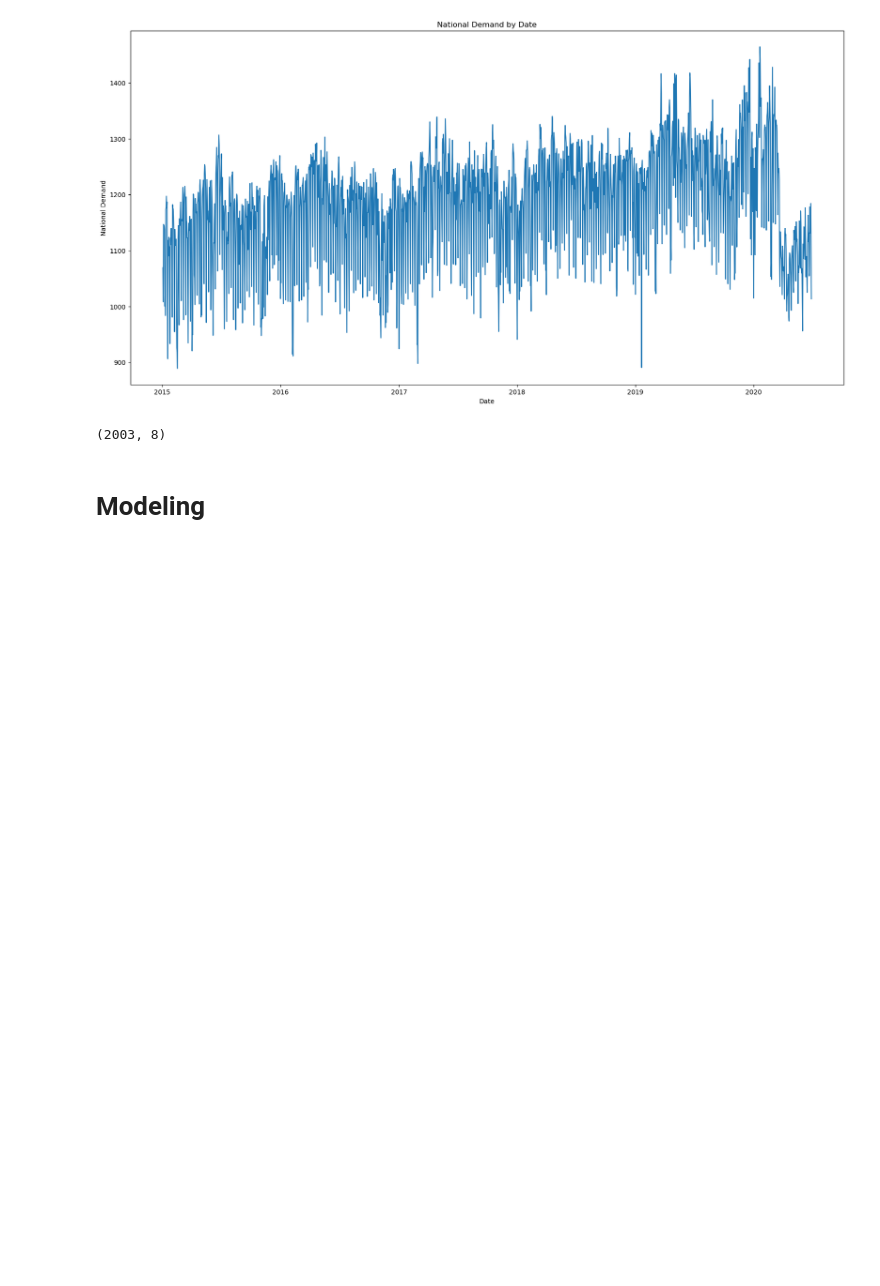
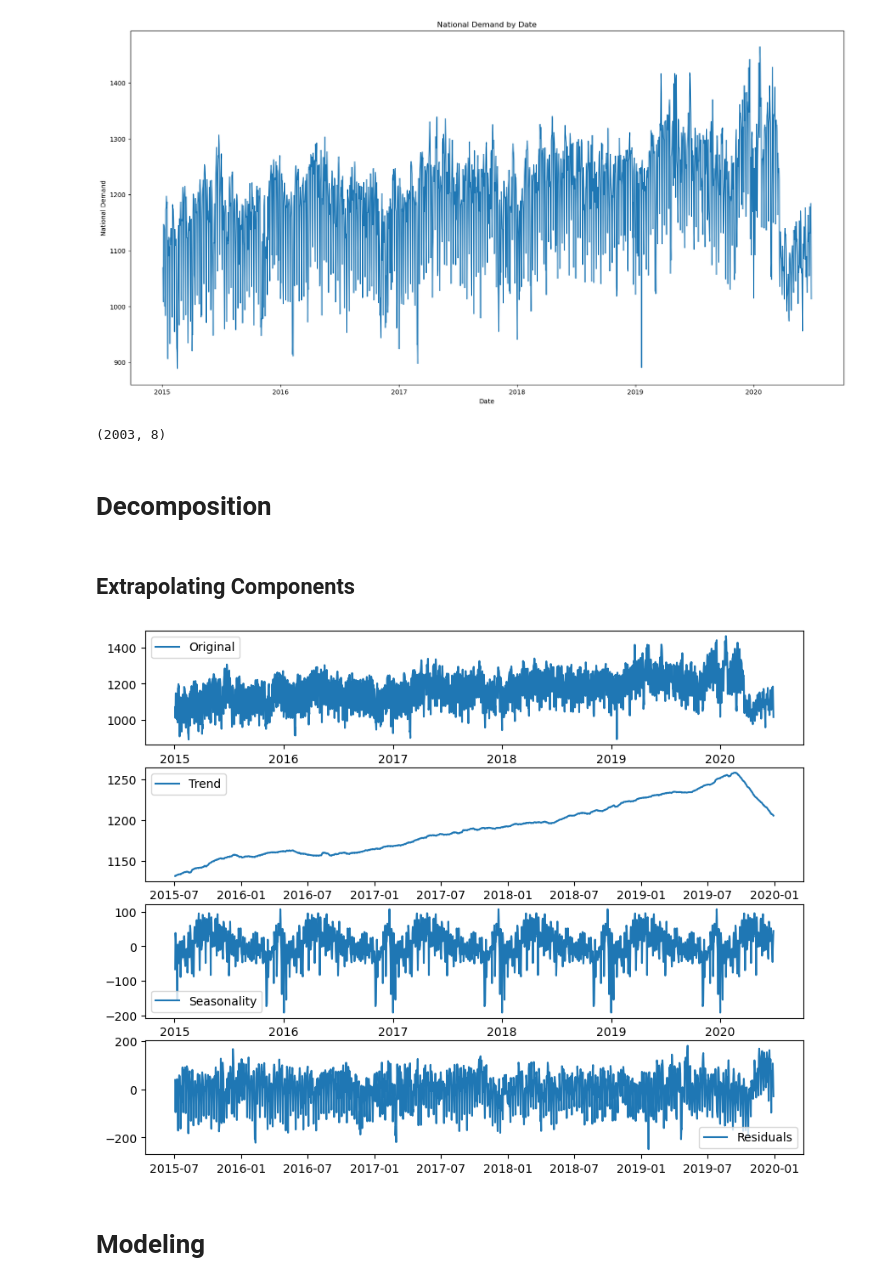
Before and after one commit to RSAKIB78/Energy-Load-Forecasting-DeepLearning-LSTM, a Jupyter notebook: main.ipynb, the cells around one changed output. Drawn from its saved outputs; the diff is of its cells as text; code cells hidden in the pictures; blank space fills up the shorter version.

Commit message:
decomposition

```diff
--- a/main.ipynb
+++ b/main.ipynb
@@ -95,6 +95,42 @@ plt.show()
 filtered_data.shape
 # %% [output]
 (2003, 8)
+# %% [markdown]
+# Decomposition
+# %%
+# Seasonal Decomposition of nat_demand additive model
+from statsmodels.tsa.seasonal import seasonal_decompose
+
+decomposition = seasonal_decompose(filtered_data['nat_demand'], model='additive', period=365)
+# %% [markdown]
+## Extrapolating Components
+# %%
+# Extract components
+trend = decomposition.trend
+seasonal = decomposition.seasonal
+residual = decomposition.resid
+
+# Plot the decomposition
+plt.figure(figsize=(10,8))
+plt.subplot(4,1,1)
+plt.plot(filtered_data['nat_demand'], label='Original')
+plt.legend(loc='best')
+
+plt.subplot(4,1,2)
+plt.plot(trend, label='Trend')
+plt.legend(loc='best')
+
+plt.subplot(4,1,3)
+plt.plot(seasonal, label='Seasonality')
+plt.legend(loc='best')
+
+plt.subplot(4,1,4)
+plt.plot(residual, label='Residuals')
+plt.legend(loc='best')
+
+plt.show()
+# %% [output]
+[figure, added]
 # %% [markdown]
 # Modeling
 # %%
```
Also changed, not shown: parts of 3 cells of this notebook.
